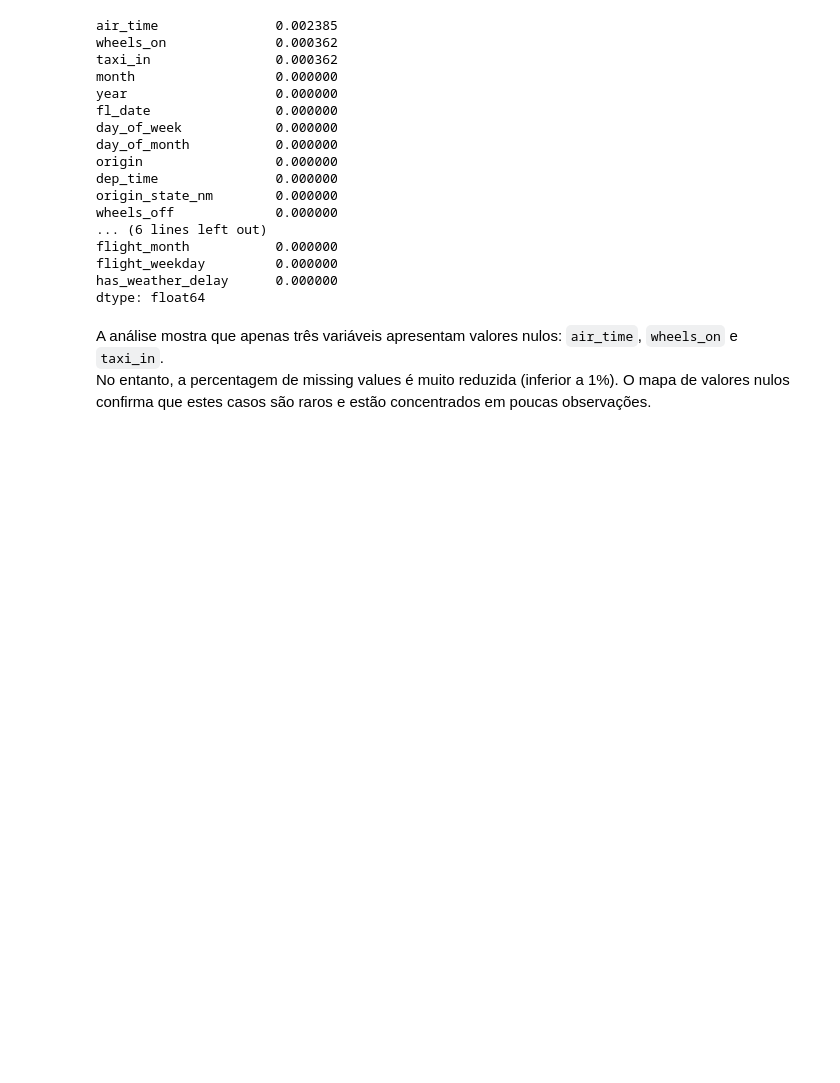
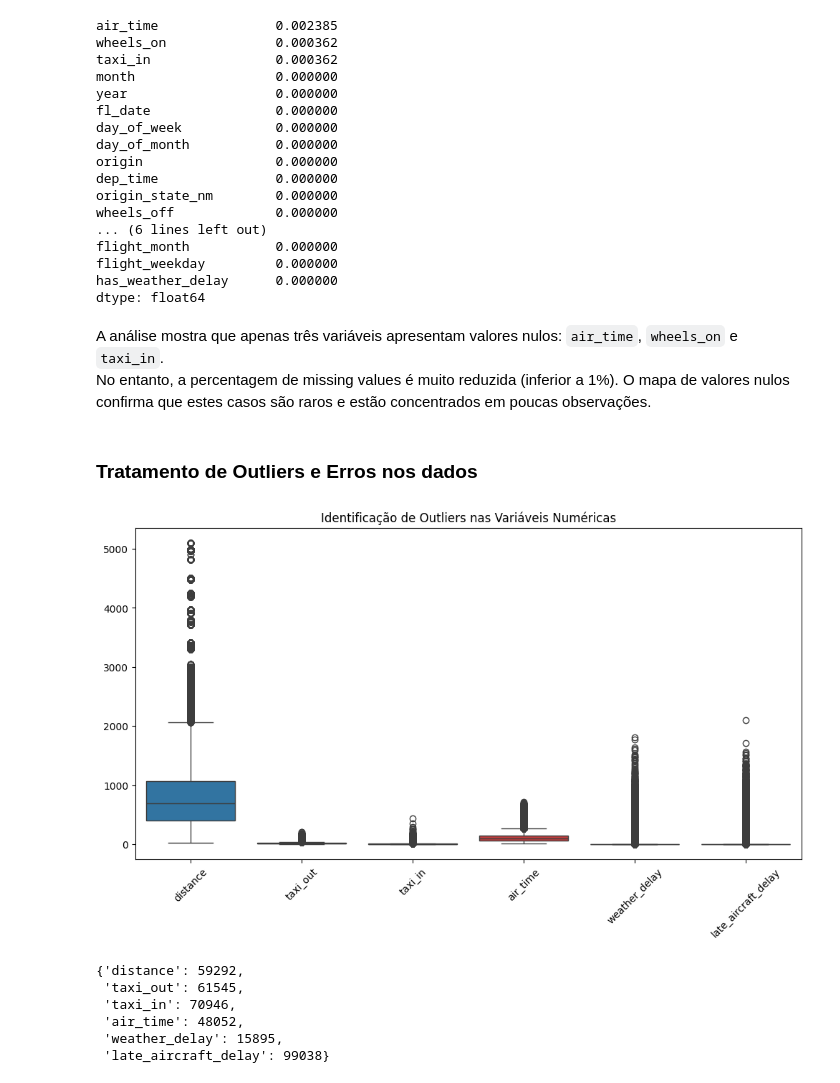
Before and after one commit to rodrigoramooos/previsao-atrasos-voos, a Jupyter notebook: notebooks/1.0_eda_limpeza.ipynb, the cells around one changed output. Saved outputs shown, nothing was run; the diff lists cells and outputs as text; code cells hidden in the pictures; blank space fills up the shorter version.

```diff
--- a/notebooks/1.0_eda_limpeza.ipynb
+++ b/notebooks/1.0_eda_limpeza.ipynb
@@ -481,3 +481,47 @@ dtype: float64
 # %% [markdown]
 A análise mostra que apenas três variáveis apresentam valores nulos: `air_time`, `wheels_on` e `taxi_in`.
 No entanto, a percentagem de missing values é muito reduzida (inferior a 1%). O mapa de valores nulos confirma que estes casos são raros e estão concentrados em poucas observações.
+# %% [markdown]
+### Tratamento de Outliers e Erros nos dados
+# %%
+num_cols = [
+    "distance",
+    "taxi_out",
+    "taxi_in",
+    "air_time",
+    "weather_delay",
+    "late_aircraft_delay"
+]
+
+plt.figure(figsize=(12,6))
+
+sns.boxplot(data=df_clean[num_cols])
+
+plt.title("Identificação de Outliers nas Variáveis Numéricas")
+plt.xticks(rotation=45)
+
+plt.show()
+# %% [output]
+[figure, added]
+# %%
+outliers = {}
+
+for col in num_cols:
+
+    Q1 = df_clean[col].quantile(0.25)
+    Q3 = df_clean[col].quantile(0.75)
+    IQR = Q3 - Q1
+
+    lower = Q1 - 1.5 * IQR
+    upper = Q3 + 1.5 * IQR
+
+    outliers[col] = df_clean[(df_clean[col] < lower) | (df_clean[col] > upper)].shape[0]
+
+outliers
+# %% [output]
+{'distance': 59292,
+ 'taxi_out': 61545,
+ 'taxi_in': 70946,
+ 'air_time': 48052,
+ 'weather_delay': 15895,
+ 'late_aircraft_delay': 99038}
```
Also changed, not shown: parts of 1 cell of this notebook.
